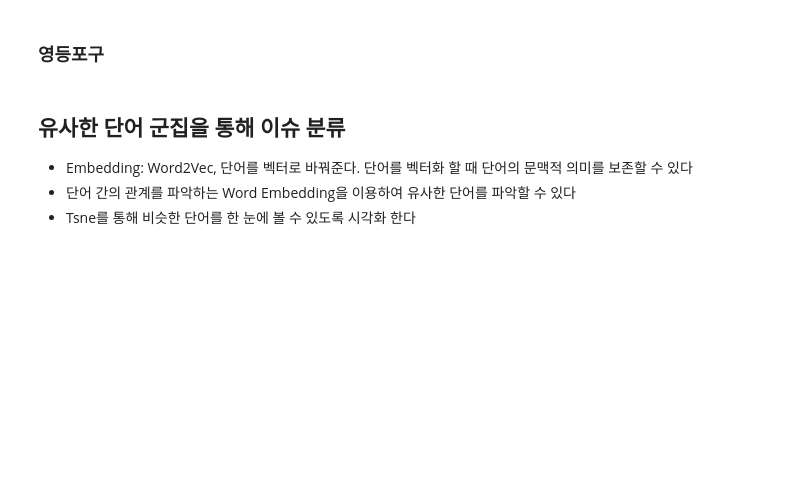
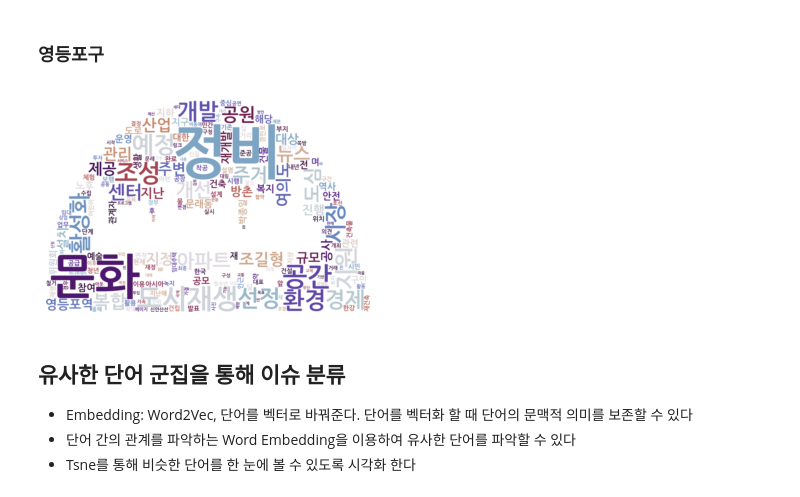
Before and after one commit to SohyunJeon/real_estate_issues, a Jupyter notebook: src/nlp.ipynb, the cells around one changed output. Cells and saved outputs as stored; diff of their text form; code cells hidden in the pictures; blank space fills up the shorter version.

```diff
--- a/src/nlp.ipynb
+++ b/src/nlp.ipynb
@@ -106,6 +106,26 @@ stopwords_Gu2 = stopwords_Gu2 + case2_add
 # Analysis
 # %% [markdown]
 ## Wordcloud
+# %%
+def make_wordcloud(word_dict, mask, cloud_set):
+    wordcloud = WordCloud(
+    font_path=cloud_set['font_path'],
+    background_color = cloud_set['background_color'],
+    colormap =cloud_set['colormap'],
+    width=cloud_set['width'],
+    height=cloud_set['height'],
+    mask=cloud_set['mask']
+    )
+
+    wordcloud_words = wordcloud.generate_from_frequencies(word_dict)
+
+    array = wordcloud.to_array()
+
+    fit = plt.figure()
+    plt.imshow(array, interpolation='bilinear')
+    plt.axis('off')
+    #plt.title('Word Cloud of Real Estate Articles')
+    plt.show()
 # %%
 ## extract nouns
 word_dict1, _ = nlpfunc.analyze_morph_extract_noun(Gu1_articles, stopwords_Gu1)
@@ -146,3 +166,18 @@ wordcloud.make_wordcloud(word_dict2, mask, cloud_set )
+# %%
+wordcloud = WordCloud()
+## Word cloud
+mask_img_name = 'wordcloud_mask2.png'
+mask = np.array(Image.open(os.path.join('../img', mask_img_name)))
+
+cloud_set = {'font_path':'..font/NanumGothicBold.otf',
+              'background_color':'White',
+              'colormap':'twilight',
+              'width': 800,
+              'height':600,
+              'mask':mask}
+make_wordcloud(word_dict2, mask, cloud_set )
+# %% [output]
+[figure, added]
 # %% [markdown]
 ## 유사한 단어 군집을 통해 이슈 분류
 
```
Also changed, not shown: parts of 16 cells of this notebook, 1 other file.
